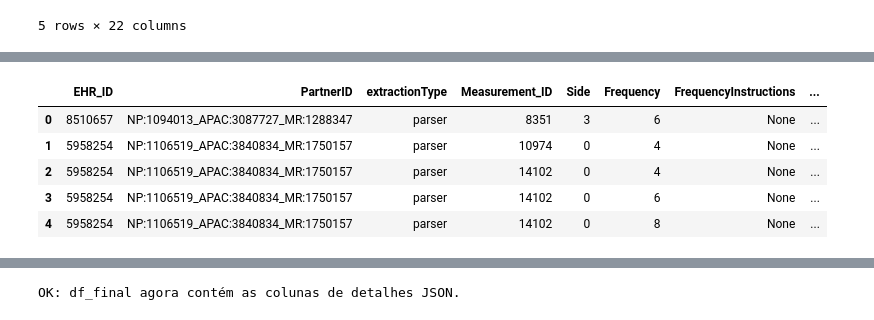
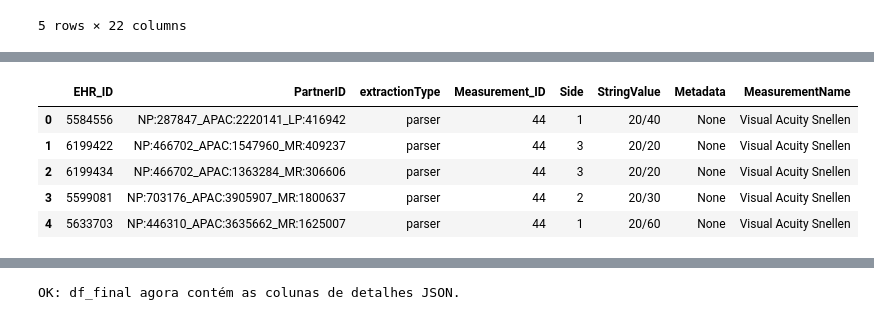
Before and after one commit to dcosta100/Dashboard_LLM, a Jupyter notebook: generator_csv_dedup.ipynb, the cells around one changed output, grey strips where cells are left out. Saved outputs shown, nothing was run; the diff lists cells and outputs as text; code cells hidden in the pictures.

```diff
--- a/generator_csv_dedup.ipynb
+++ b/generator_csv_dedup.ipynb
@@ -241,3 +416,30 @@ df_meas_prod.head()
+# %%
+query_med_prod = f"""
+SELECT
+    m.EHR_ID,
+    e.PartnerID,
+    'parser' AS extractionType,
+    m.Type_ID AS Measurement_ID,
+    m.Side,
+    m.StringValue,
+    m.Metadata,
+    mt.Name AS MeasurementName
+FROM Measurements m
+JOIN EHRs e ON e.ID = m.EHR_ID
+LEFT JOIN MeasurementTypes mt ON m.Type_ID = mt.ID
+WHERE e.PartnerID IN ({partner_ids_str})
+    AND m.llmprompt_ID IS NULL
+    AND m.OriginType <> 1
+"""
+df_meas_prod = pd.read_sql(query_med_prod, engine_prod)
+df_meas_prod.head()
+# %% [output]
+|  | EHR_ID | PartnerID | extractionType | Measurement_ID | Side | StringValue | Metadata | MeasurementName |
+| 0 | 5584556 | NP:287847_APAC:2220141_LP:416942 | parser | 44 | 1 | 20/40 | None | Visual Acuity Snellen |
+| 1 | 6199422 | NP:466702_APAC:1547960_MR:409237 | parser | 44 | 3 | 20/20 | None | Visual Acuity Snellen |
+| 2 | 6199434 | NP:466702_APAC:1363284_MR:306606 | parser | 44 | 3 | 20/20 | None | Visual Acuity Snellen |
+| 3 | 5599081 | NP:703176_APAC:3905907_MR:1800637 | parser | 44 | 2 | 20/30 | None | Visual Acuity Snellen |
+| 4 | 5633703 | NP:446310_APAC:3635662_MR:1625007 | parser | 44 | 1 | 20/60 | None | Visual Acuity Snellen |
 # %%
 # Prescricoes em prod:
 query_rx_prod = f"""
@@ -259,16 +461,11 @@ SELECT
 FROM Prescriptions m
 JOIN EHRs e ON e.ID = m.EHR_ID
 WHERE e.PartnerID IN ({partner_ids_str})
+    AND m.llmprompt_ID IS NULL
+
 """
 df_rx_prod = pd.read_sql(query_rx_prod, engine_prod)
 df_rx_prod.head()
-# %% [output]
-|  | EHR_ID | PartnerID | extractionType | Measurement_ID | Side | Frequency | FrequencyInstructions | ... |
-| 0 | 8510657 | NP:1094013_APAC:3087727_MR:1288347 | parser | 8351 | 3 | 6 | None | ... |
-| 1 | 5958254 | NP:1106519_APAC:3840834_MR:1750157 | parser | 10974 | 0 | 4 | None | ... |
-| 2 | 5958254 | NP:1106519_APAC:3840834_MR:1750157 | parser | 14102 | 0 | 4 | None | ... |
-| 3 | 5958254 | NP:1106519_APAC:3840834_MR:1750157 | parser | 14102 | 0 | 6 | None | ... |
-| 4 | 5958254 | NP:1106519_APAC:3840834_MR:1750157 | parser | 14102 | 0 | 8 | None | ... |
 # %%
 query_proc_prod = f"""
 SELECT
```
Also changed, not shown: parts of 28 cells of this notebook, 7 other files.
